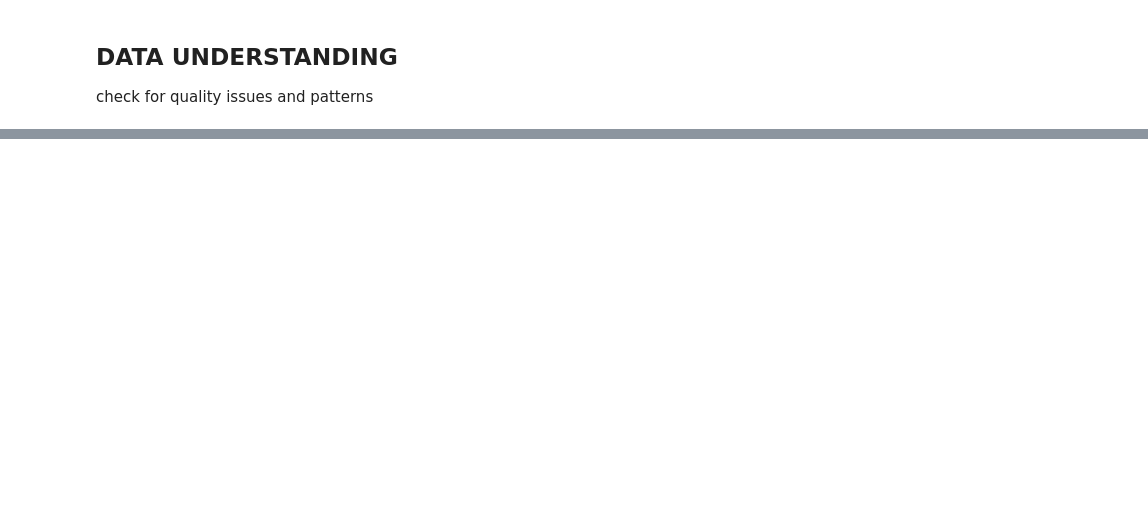
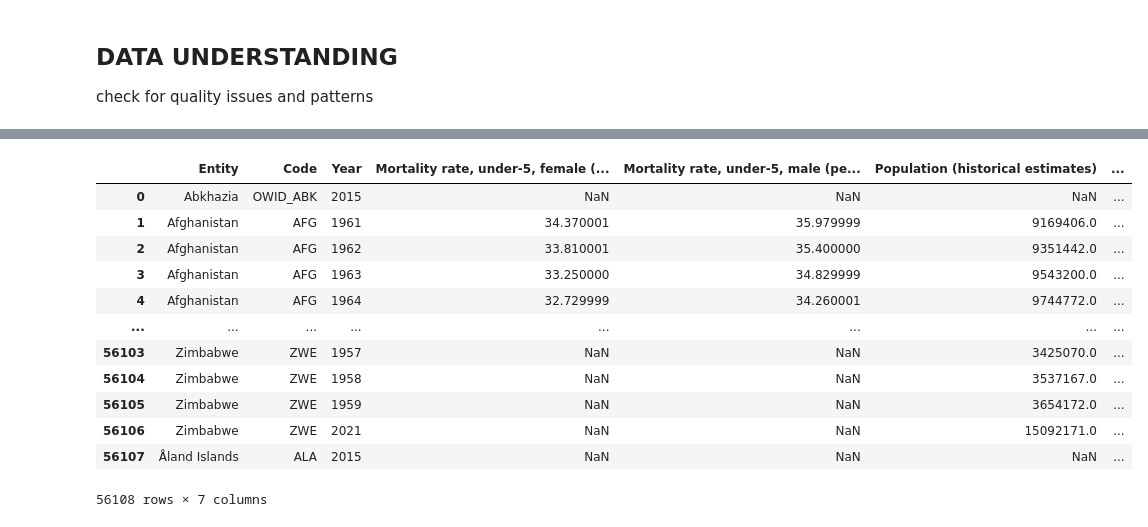
Before and after one commit to gshikanda/Indaba-DLI-Challenge-Datasets, a Jupyter notebook: Indaba DLI Challenge Datasets/Indaba.ipynb, the cells around one changed output, grey strips where cells are left out. Saved outputs shown, nothing was run; the diff lists cells and outputs as text; code cells hidden in the pictures; blank space fills up the shorter version.

```diff
--- a/Indaba DLI Challenge Datasets/Indaba.ipynb
+++ b/Indaba DLI Challenge Datasets/Indaba.ipynb
@@ -90,0 +373,16 @@ check for quality issues and patterns
+# %%
+child_mort_sex
+# %% [output]
+|  | Entity | Code | Year | Mortality rate, under-5, female (... | Mortality rate, under-5, male (pe... | Population (historical estimates) | ... |
+| 0 | Abkhazia | OWID_ABK | 2015 | NaN | NaN | NaN | ... |
+| 1 | Afghanistan | AFG | 1961 | 34.370001 | 35.979999 | 9169406.0 | ... |
+| 2 | Afghanistan | AFG | 1962 | 33.810001 | 35.400000 | 9351442.0 | ... |
+| 3 | Afghanistan | AFG | 1963 | 33.250000 | 34.829999 | 9543200.0 | ... |
+| 4 | Afghanistan | AFG | 1964 | 32.729999 | 34.260001 | 9744772.0 | ... |
+| ... | ... | ... | ... | ... | ... | ... | ... |
+| 56103 | Zimbabwe | ZWE | 1957 | NaN | NaN | 3425070.0 | ... |
+| 56104 | Zimbabwe | ZWE | 1958 | NaN | NaN | 3537167.0 | ... |
+| 56105 | Zimbabwe | ZWE | 1959 | NaN | NaN | 3654172.0 | ... |
+| 56106 | Zimbabwe | ZWE | 2021 | NaN | NaN | 15092171.0 | ... |
+| 56107 | Åland Islands | ALA | 2015 | NaN | NaN | NaN | ... |
+56108 rows × 7 columns
```
Also changed, not shown: parts of 34 cells of this notebook.
